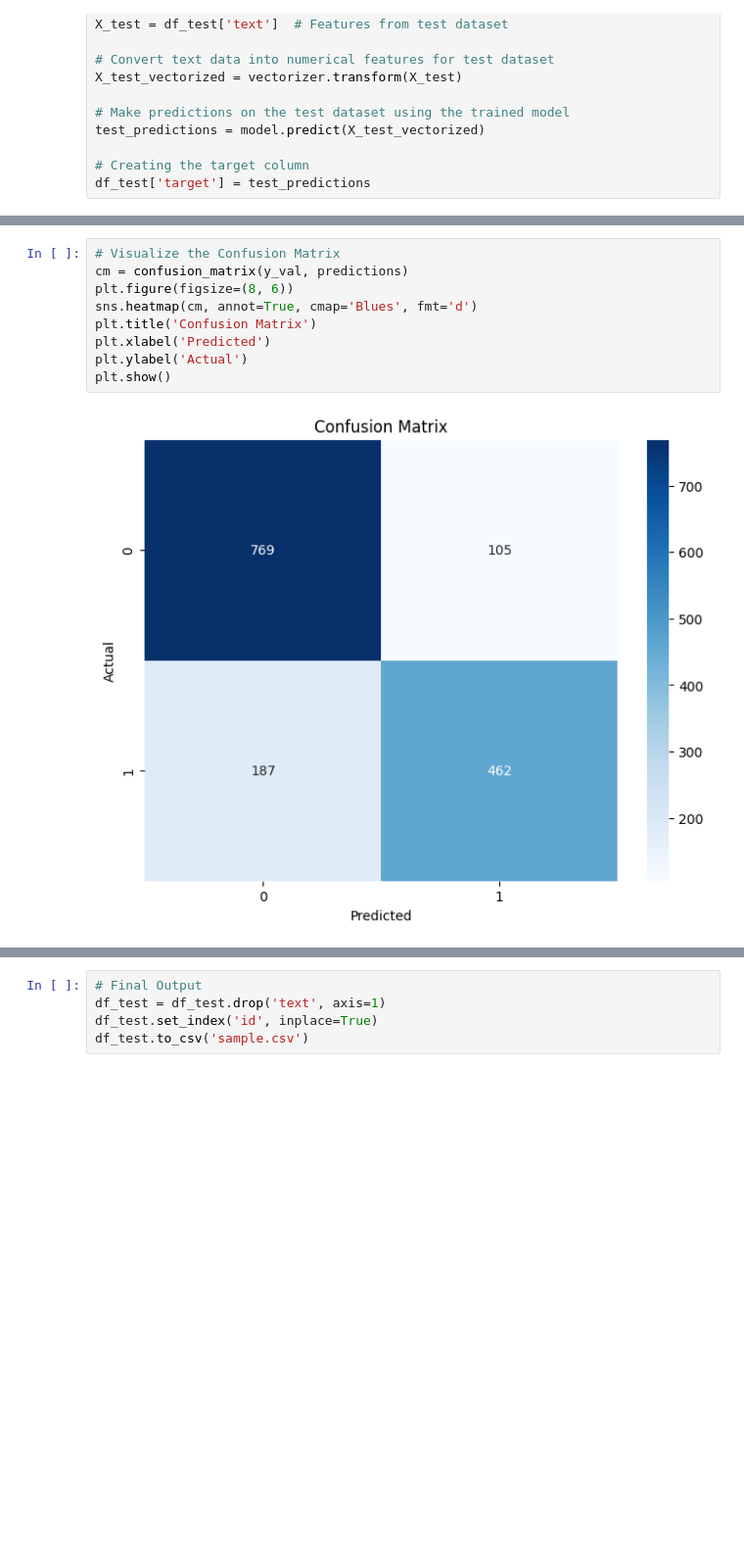
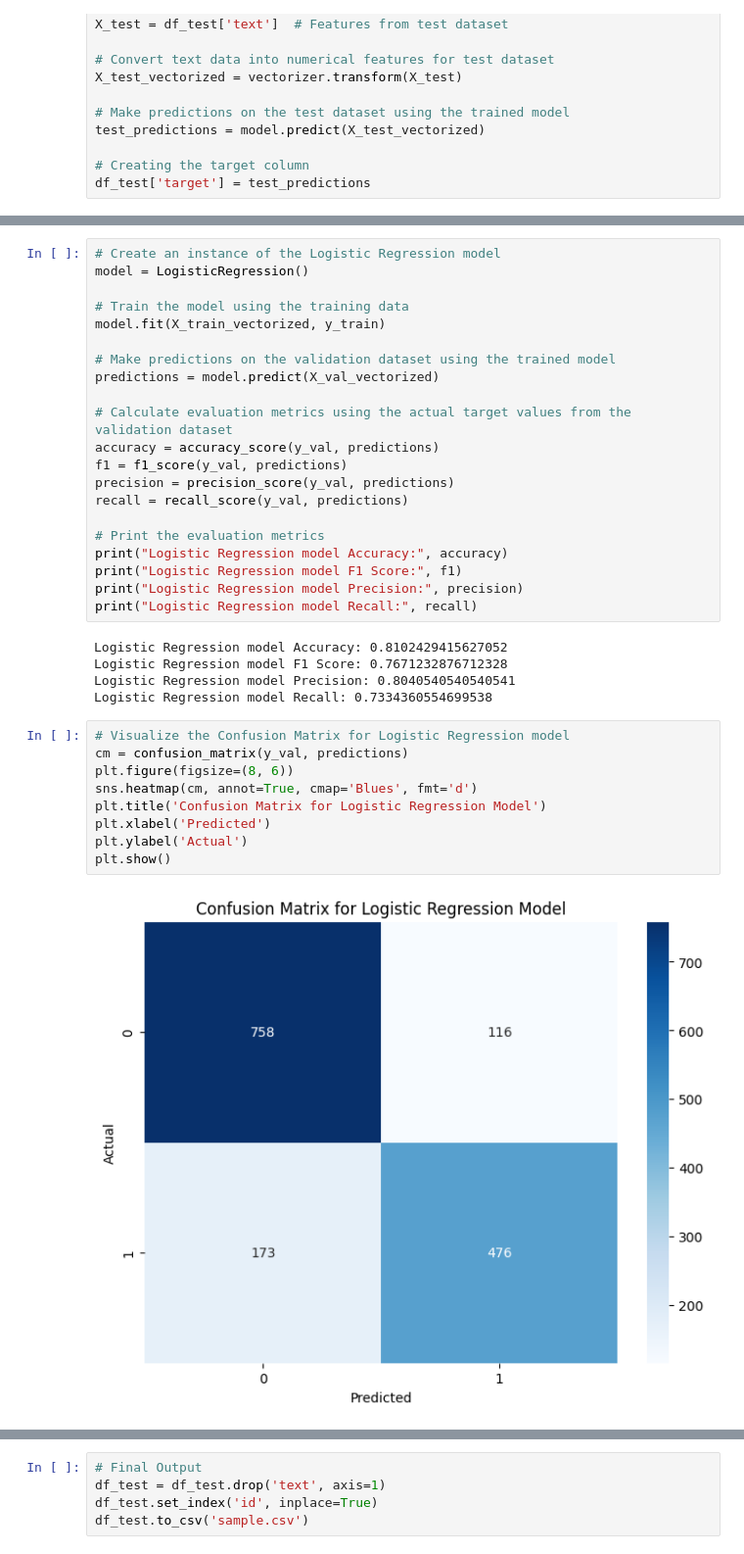
Before and after one commit to Dept-of-Comp-Sci-University-of-Ghana/team-task-1---natural-language-with-disaster-tweets-cmsm-gp-5, a Jupyter notebook: Competition.ipynb, the cells around one changed output, grey strips where cells are left out. Shown at 98% size. Cells and saved outputs as stored; diff of their text form; blank space fills up the shorter version.

```diff
--- a/Competition.ipynb
+++ b/Competition.ipynb
@@ -181,12 +205,38 @@ Recall: 0.711864406779661
+# %%
+# Create an instance of the Logistic Regression model
+model = LogisticRegression()
+
+# Train the model using the training data
+model.fit(X_train_vectorized, y_train)
+
+# Make predictions on the validation dataset using the trained model
+predictions = model.predict(X_val_vectorized)
+
+# Calculate evaluation metrics using the actual target values from the validation dataset
+accuracy = accuracy_score(y_val, predictions)
+f1 = f1_score(y_val, predictions)
+precision = precision_score(y_val, predictions)
+recall = recall_score(y_val, predictions)
+
+# Print the evaluation metrics
+print("Logistic Regression model Accuracy:", accuracy)
+print("Logistic Regression model F1 Score:", f1)
+print("Logistic Regression model Precision:", precision)
+print("Logistic Regression model Recall:", recall)
+# %% [output]
+Logistic Regression model Accuracy: 0.8102429415627052
+Logistic Regression model F1 Score: 0.7671232876712328
+Logistic Regression model Precision: 0.8040540540540541
+Logistic Regression model Recall: 0.7334360554699538
 # %%
-# Visualize the Confusion Matrix
+# Visualize the Confusion Matrix for Logistic Regression model
 cm = confusion_matrix(y_val, predictions)
 plt.figure(figsize=(8, 6))
 sns.heatmap(cm, annot=True, cmap='Blues', fmt='d')
-plt.title('Confusion Matrix')
+plt.title('Confusion Matrix for Logistic Regression Model')
 plt.xlabel('Predicted')
 plt.ylabel('Actual')
 plt.show()
 # %% [output]
-[figure, old version]
+[figure, new version]
 # %%
```
Also changed, not shown: parts of 5 cells of this notebook, 1 other file.
